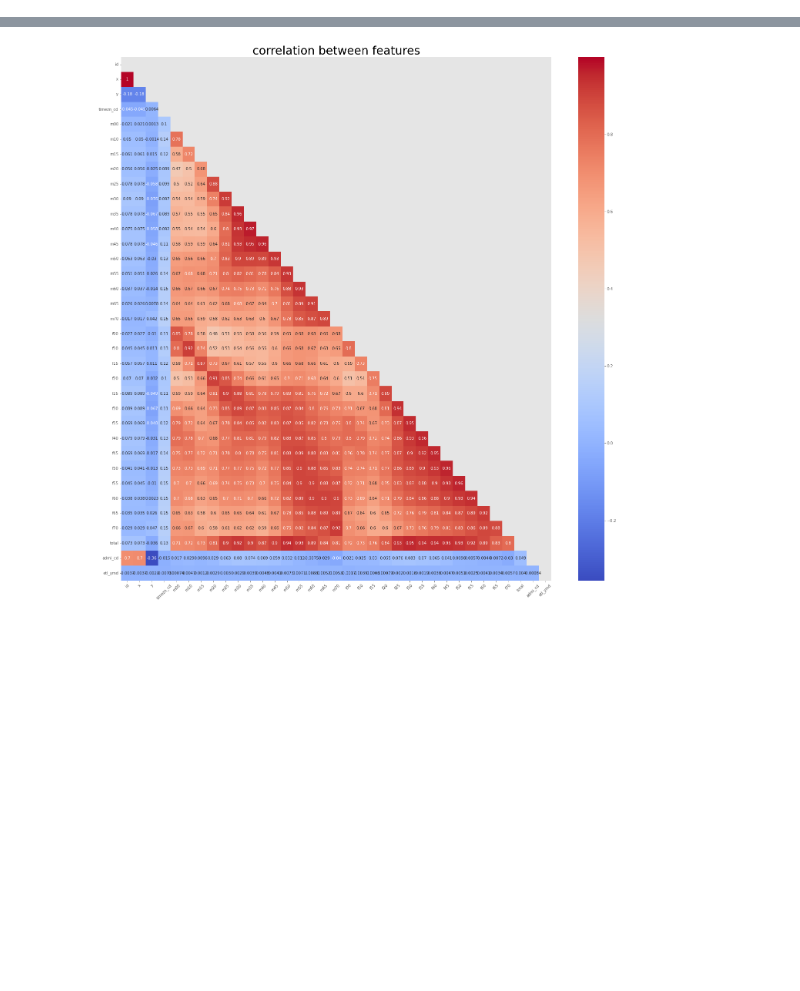
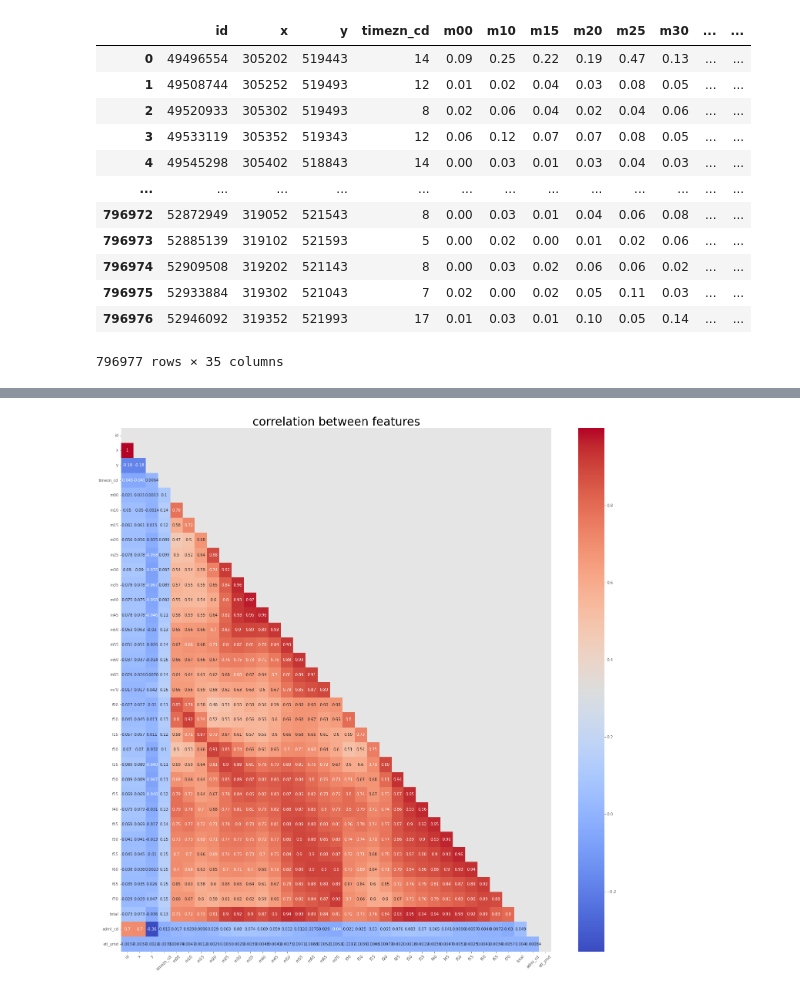
Before and after one commit to ethan528/Python, a Jupyter notebook: 범죄예방 환경설계/분석.ipynb, the cells around one changed output, grey strips where cells are left out. Saved outputs shown, nothing was run; the diff lists cells and outputs as text; code cells hidden in the pictures; blank space fills up the shorter version.

```diff
--- a/범죄예방 환경설계/분석.ipynb
+++ b/범죄예방 환경설계/분석.ipynb
@@ -1,19 +1,29 @@
 # %%
 import pandas as pd
 
-FP1 = pd.read_csv('./50CELL_SUWON_2020_202007.csv', skiprows = 18367804)
-FP2 = pd.read_csv('./50CELL_SUWON_2020_202008.csv', skiprows = 18367804)
-FP3 = pd.read_csv('./50CELL_SUWON_2020_202009.csv', skiprows = 18367804)
-FP4 = pd.read_csv('./50CELL_SUWON_2020_202010.csv', skiprows = 18367804)
-FP5 = pd.read_csv('./50CELL_SUWON_2020_202011.csv', skiprows = 18367804)
-FP6 = pd.read_csv('./50CELL_SUWON_2020_202012.csv', skiprows = 18367804)
-SL = pd.read_csv('./경기도 수원시_가로등설치현황_20210823.csv', skiprows = ())
-RC = pd.read_csv('./경찰청_범죄 발생 지역별 통계_20151231.csv', skiprows = ())
-CPC = pd.read_csv('./방범센터.csv', skiprows = ())
-CC = pd.read_csv('./상가업소현황.csv', skiprows = ())
-CH = pd.read_csv('./세대원수별세대수집계현황.csv', skiprows = ())
-CCTV1 = pd.read_csv('./수원시 CCTV 현황.csv', skiprows = ())
-SEB = pd.read_excel('./수원시_안전비상벨위치정보.xlsx', skiprows = ())
-CCTV2 = pd.read_excel('./수원시_CCTV정보.xlsx', skiprows = ())
-EMD = pd.read_csv('./읍면동별_세대_및_인구.csv', skiprows = ())
-P = pd.read_csv('./인구.csv', skiprows = ())
+def skip_logic(index, skip_num):
+    if index % skip_num == 0:
+        return False
+    return True
+
+C15 = pd.read_csv('./범죄통계/crime2015.csv', encoding = 'ansi')
+C16 = pd.read_csv('./범죄통계/crime2016.csv', encoding = 'ansi')
+C17 = pd.read_csv('./범죄통계/crime2017.csv', encoding = 'ansi')
+C18 = pd.read_csv('./범죄통계/crime2018.csv', encoding = 'ansi')
+C19 = pd.read_csv('./범죄통계/crime2019.csv', encoding = 'ansi')
+FP1 = pd.read_csv('./50CELL_SUWON_2020_202007.csv', skiprows = lambda x: skip_logic(x, 25))
+FP2 = pd.read_csv('./50CELL_SUWON_2020_202008.csv', skiprows = lambda x: skip_logic(x, 25))
+FP3 = pd.read_csv('./50CELL_SUWON_2020_202009.csv', skiprows = lambda x: skip_logic(x, 25))
+FP4 = pd.read_csv('./50CELL_SUWON_2020_202010.csv', skiprows = lambda x: skip_logic(x, 25))
+FP5 = pd.read_csv('./50CELL_SUWON_2020_202011.csv', skiprows = lambda x: skip_logic(x, 25))
+FP6 = pd.read_csv('./50CELL_SUWON_2020_202012.csv', skiprows = lambda x: skip_logic(x, 25))
+SL = pd.read_csv('./경기도 수원시_가로등설치현황_20210823.csv', encoding = 'ansi')
+RC = pd.read_csv('./경찰청_범죄 발생 지역별 통계_20151231.csv', encoding = 'ansi')
+CPC = pd.read_csv('./방범센터.csv', encoding = 'ansi')
+CC = pd.read_csv('./상가업소현황.csv', encoding = 'ansi')
+CH = pd.read_csv('./세대원수별세대수집계현황.csv', encoding = 'ansi')
+CCTV1 = pd.read_csv('./수원시 CCTV 현황.csv', encoding = 'ansi')
+SEB = pd.read_excel('./수원시_안전비상벨위치정보.xlsx')
+CCTV2 = pd.read_excel('./수원시_CCTV정보.xlsx')
+EMD = pd.read_csv('./읍면동별_세대_및_인구.csv', encoding = 'ansi')
+P = pd.read_csv('./인구.csv', encoding = 'ansi')
@@ -77,0 +112,16 @@ df.corr()
+# %%
+FP1
+# %% [output]
+|  | id | x | y | timezn_cd | m00 | m10 | m15 | m20 | m25 | m30 | ... | ... |
+| 0 | 49496554 | 305202 | 519443 | 14 | 0.09 | 0.25 | 0.22 | 0.19 | 0.47 | 0.13 | ... | ... |
+| 1 | 49508744 | 305252 | 519493 | 12 | 0.01 | 0.02 | 0.04 | 0.03 | 0.08 | 0.05 | ... | ... |
+| 2 | 49520933 | 305302 | 519493 | 8 | 0.02 | 0.06 | 0.04 | 0.02 | 0.04 | 0.06 | ... | ... |
+| 3 | 49533119 | 305352 | 519343 | 12 | 0.06 | 0.12 | 0.07 | 0.07 | 0.08 | 0.05 | ... | ... |
+| 4 | 49545298 | 305402 | 518843 | 14 | 0.00 | 0.03 | 0.01 | 0.03 | 0.04 | 0.03 | ... | ... |
+| ... | ... | ... | ... | ... | ... | ... | ... | ... | ... | ... | ... | ... |
+| 796972 | 52872949 | 319052 | 521543 | 8 | 0.00 | 0.03 | 0.01 | 0.04 | 0.06 | 0.08 | ... | ... |
+| 796973 | 52885139 | 319102 | 521593 | 5 | 0.00 | 0.02 | 0.00 | 0.01 | 0.02 | 0.06 | ... | ... |
+| 796974 | 52909508 | 319202 | 521143 | 8 | 0.00 | 0.03 | 0.02 | 0.06 | 0.06 | 0.02 | ... | ... |
+| 796975 | 52933884 | 319302 | 521043 | 7 | 0.02 | 0.00 | 0.02 | 0.05 | 0.11 | 0.03 | ... | ... |
+| 796976 | 52946092 | 319352 | 521993 | 17 | 0.01 | 0.03 | 0.01 | 0.10 | 0.05 | 0.14 | ... | ... |
+796977 rows × 35 columns
```
Also changed, not shown: parts of 10 cells of this notebook.
